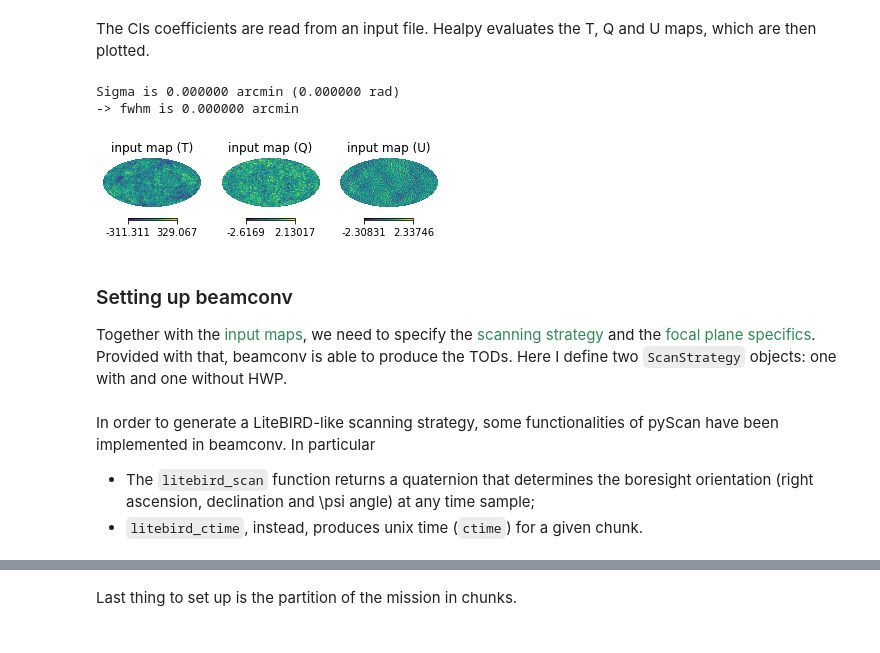
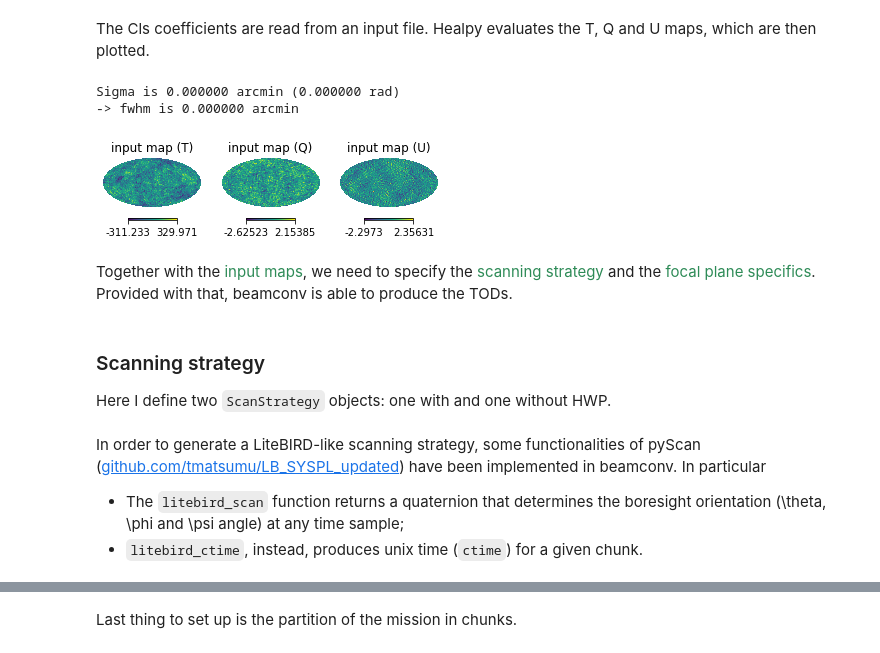
Before and after one commit to martamonelli/beamconv_tidy, a Jupyter notebook: beamconv/demo.ipynb, the cells around one changed output, grey strips where cells are left out. Saved outputs shown, nothing was run; the diff lists cells and outputs as text; code cells hidden in the pictures.

```diff
--- a/beamconv/demo.ipynb
+++ b/beamconv/demo.ipynb
@@ -27,30 +38,36 @@ The Cls coefficients are read from an input file. Healpy evaluates the T, Q and
 # %%
 # Reading cls from .txt file
 cls = np.loadtxt('../ancillary/wmap7_r0p03_lensed_uK_ext.txt',unpack=True)
 ell, cls = cls[0], cls[1:]
 
 # Calculating alm from cls and then producing map0
 lmax=128
 np.random.seed(25)
 alm = hp.synalm(cls, lmax=lmax, new=True, verbose=True)
-map0 = hp.alm2map(alm, 512)
+
+#alm[0,hp.sphtfunc.Alm.getidx(lmax,1,0)] = 5.124              # Adding the static dipole (a_10)
+#alm[0,hp.sphtfunc.Alm.getidx(lmax,1,1)] = (0.3384 - 3.215j)  # Adding the static dipole (a_11)
+
+map0 = hp.alm2map(alm, lmax)
 
 # Plots
 fig, (ax1, ax2, ax3) = plt.subplots(ncols=3)
 plt.axes(ax1)
 hp.mollview(map0[0],title='input map (T)', hold=True, cmap=cmap_viridis)
 plt.axes(ax2)
 hp.mollview(map0[1],title='input map (Q)', hold=True, cmap=cmap_viridis)
 plt.axes(ax3)
 hp.mollview(map0[2],title='input map (U)', hold=True, cmap=cmap_viridis)
 plt.show()
 # %% [output]
 Sigma is 0.000000 arcmin (0.000000 rad)
 -> fwhm is 0.000000 arcmin
-[figure, old version]
+[figure, new version]
 # %% [markdown]
-### Setting up beamconv
-Together with the <font color="SeaGreen">input maps</font>, we need to specify the <font color="SeaGreen">scanning strategy</font> and the <font color="SeaGreen">focal plane specifics</font>. Provided with that, beamconv is able to produce the TODs. Here I define two <code>ScanStrategy</code> objects: one with and one without HWP.
+Together with the <font color="SeaGreen">input maps</font>, we need to specify the <font color="SeaGreen">scanning strategy</font> and the <font color="SeaGreen">focal plane specifics</font>. Provided with that, beamconv is able to produce the TODs.
+# %% [markdown]
+### Scanning strategy
+Here I define two <code>ScanStrategy</code> objects: one with and one without HWP.
 # %%
 # Setting up the scanning strategy parameters
 ctime0 = 1510000000            # Initial time
@@ -78,8 +95,8 @@ ss_hwp = ScanStrategy(duration=mlen,
         jitter_amp=0.0,
         ctime0=ctime0)
 # %% [markdown]
-In order to generate a LiteBIRD-like scanning strategy, some functionalities of pyScan have been implemented in beamconv. In particular
-- The <code>litebird_scan</code> function returns a quaternion that determines the boresight orientation (right ascension, declination and \psi angle) at any time sample;
+In order to generate a LiteBIRD-like scanning strategy, some functionalities of pyScan (<a href="https://github.com/tmatsumu/LB_SYSPL_updated">github.com/tmatsumu/LB_SYSPL_updated</a>) have been implemented in beamconv. In particular
+- The <code>litebird_scan</code> function returns a quaternion that determines the boresight orientation (\theta, \phi and \psi angle) at any time sample;
 - <code>litebird_ctime</code>, instead, produces unix time (<code>ctime</code>) for a given chunk.
 # %%
 # Further options (without HWP)
```
Also changed, not shown: parts of 25 cells of this notebook.
